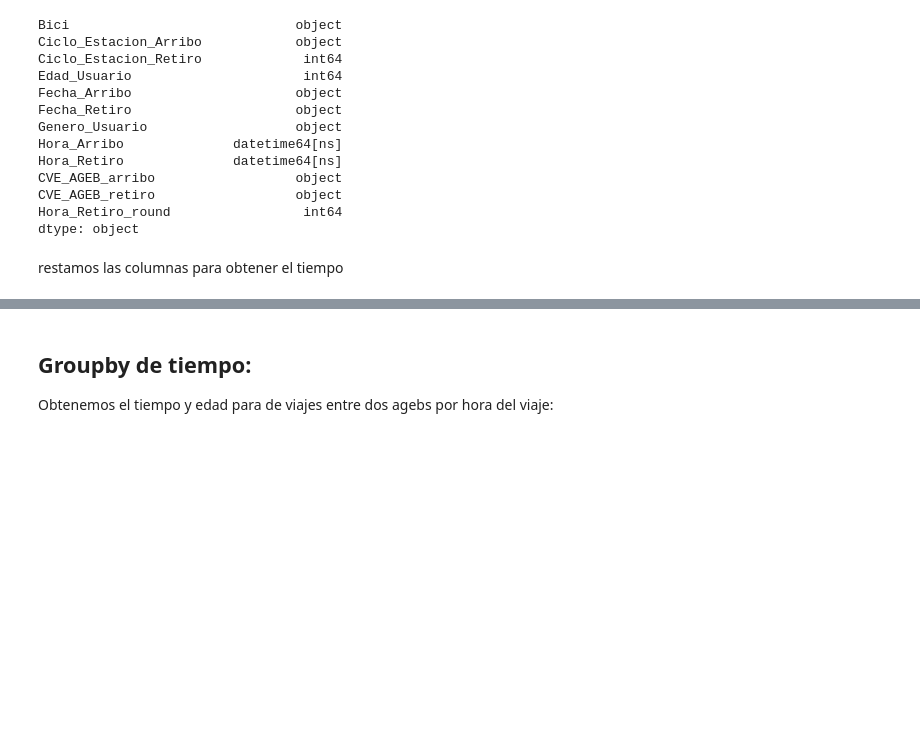
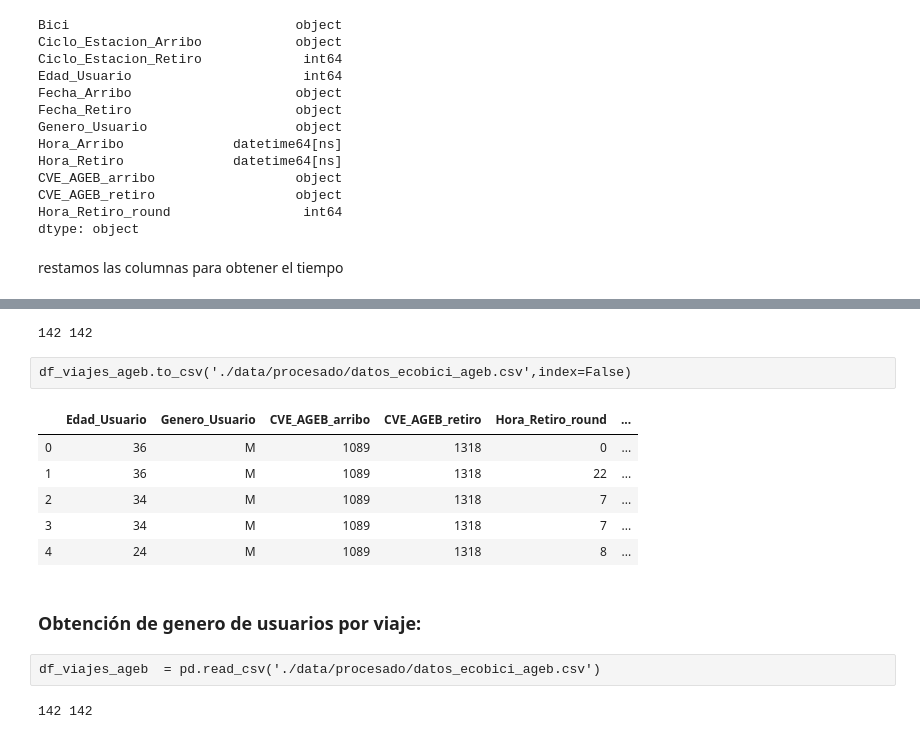
Before and after one commit to paupradel/ecobici_viz, a Jupyter notebook: procesamiento_datos_ecobici.ipynb, the cells around one changed output, grey strips where cells are left out. Cells and saved outputs as stored; diff of their text form; code cells hidden in the pictures; blank space fills up the shorter version.

```diff
--- a/procesamiento_datos_ecobici.ipynb
+++ b/procesamiento_datos_ecobici.ipynb
@@ -164,4 +178,23 @@ df_viajes_ageb.to_csv('./data/procesado/datos_ecobici_ageb.csv',index=False)
-# %% [markdown]
-## Groupby de tiempo:
-
-Obtenemos el tiempo y edad para de viajes entre dos agebs por hora del viaje:
+# %%
+print(df_viajes_ageb['CVE_AGEB_retiro'].nunique(),df_viajes_ageb['CVE_AGEB_arribo'].nunique())
+# %% [output]
+142 142
+# %% [raw]
+df_viajes_ageb.to_csv('./data/procesado/datos_ecobici_ageb.csv',index=False)
+# %%
+df_viajes_ageb.head()
+# %% [output]
+|  | Edad_Usuario | Genero_Usuario | CVE_AGEB_arribo | CVE_AGEB_retiro | Hora_Retiro_round | ... |
+| 0 | 36 | M | 1089 | 1318 | 0 | ... |
+| 1 | 36 | M | 1089 | 1318 | 22 | ... |
+| 2 | 34 | M | 1089 | 1318 | 7 | ... |
+| 3 | 34 | M | 1089 | 1318 | 7 | ... |
+| 4 | 24 | M | 1089 | 1318 | 8 | ... |
+# %% [markdown]
+### Obtención de genero de usuarios por viaje:
+# %% [raw]
+df_viajes_ageb  = pd.read_csv('./data/procesado/datos_ecobici_ageb.csv')
+# %%
+print(df_viajes_ageb['CVE_AGEB_retiro'].nunique(),df_viajes_ageb['CVE_AGEB_arribo'].nunique())
+# %% [output]
+142 142
```
Also changed, not shown: parts of 22 cells of this notebook, 9 other files.
